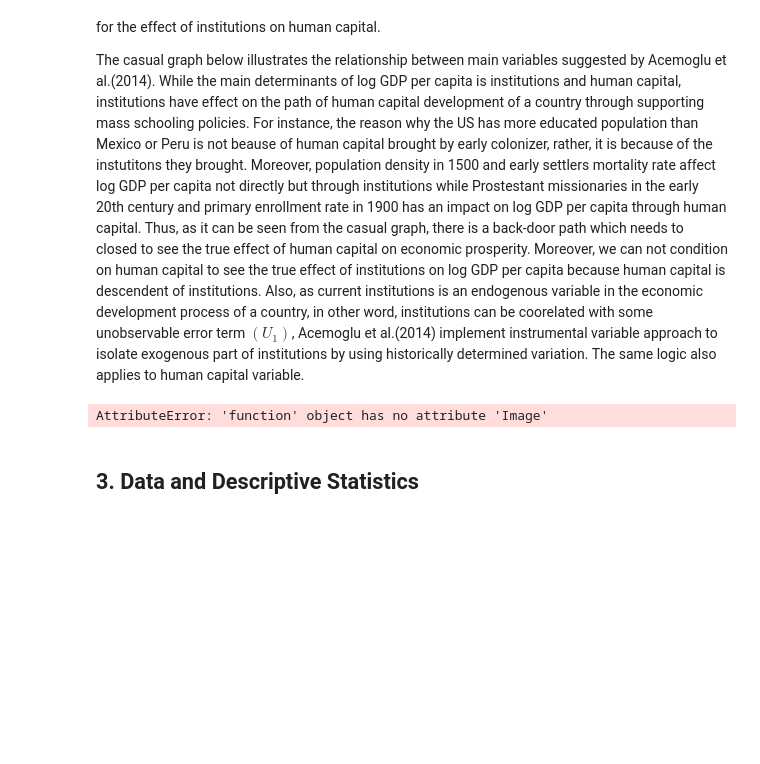
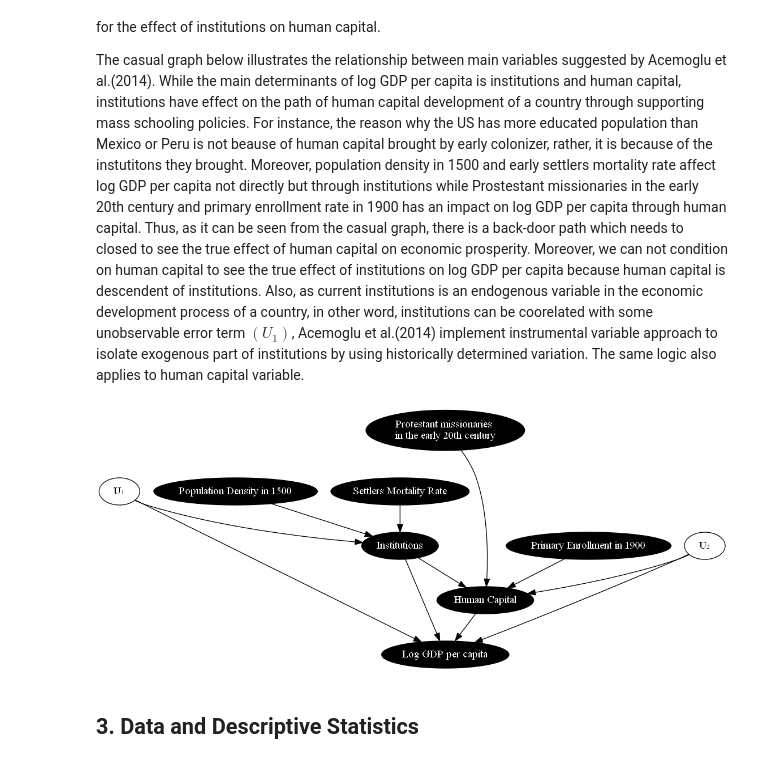
Before and after one commit to melih-damar/ose-data-science-course-project-melih-damar, a Jupyter notebook: Project_Melih_Damar.ipynb, the cells around one changed output. Saved outputs shown, nothing was run; the diff lists cells and outputs as text; code cells hidden in the pictures; blank space fills up the shorter version.

```diff
--- a/Project_Melih_Damar.ipynb
+++ b/Project_Melih_Damar.ipynb
@@ -132,7 +133,7 @@ The casual graph below illustrates the relationship between main variables sugge
 # %%
-display.Image("files\casual_graph.png")
+display(Image("files\casual_graph.png"))
 # %% [output]
-AttributeError: 'function' object has no attribute 'Image'
+[figure, added]
 # %% [markdown]
 ## 3. Data and Descriptive Statistics<a class="anchor" id="data_and_descriptive_statistics"></a>
 # %% [markdown]
```
Also changed, not shown: parts of 2 cells of this notebook.
